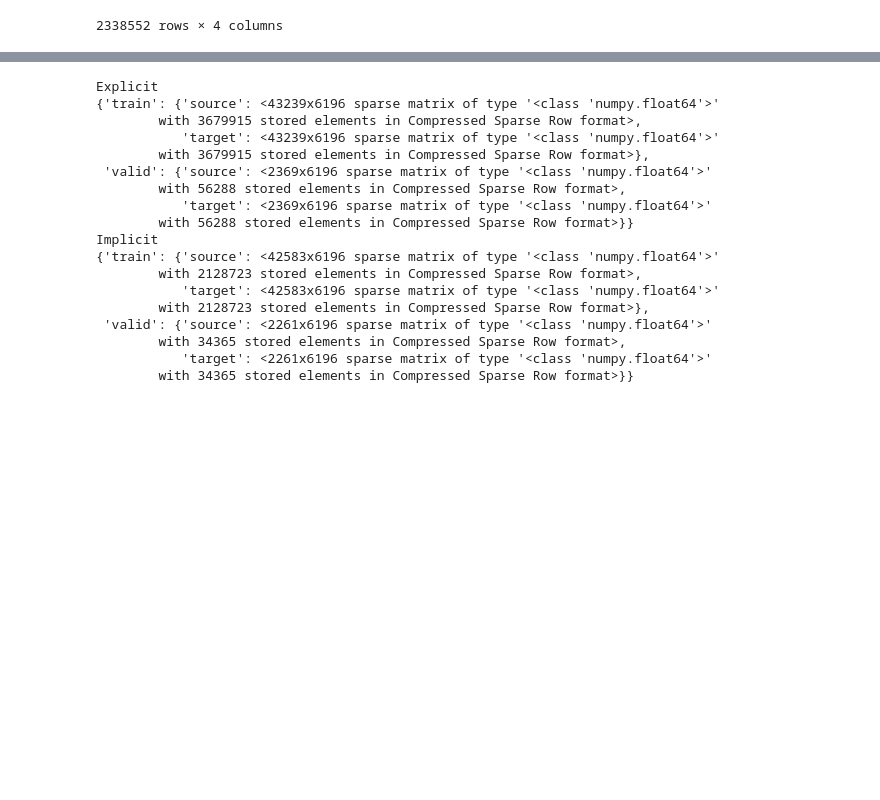
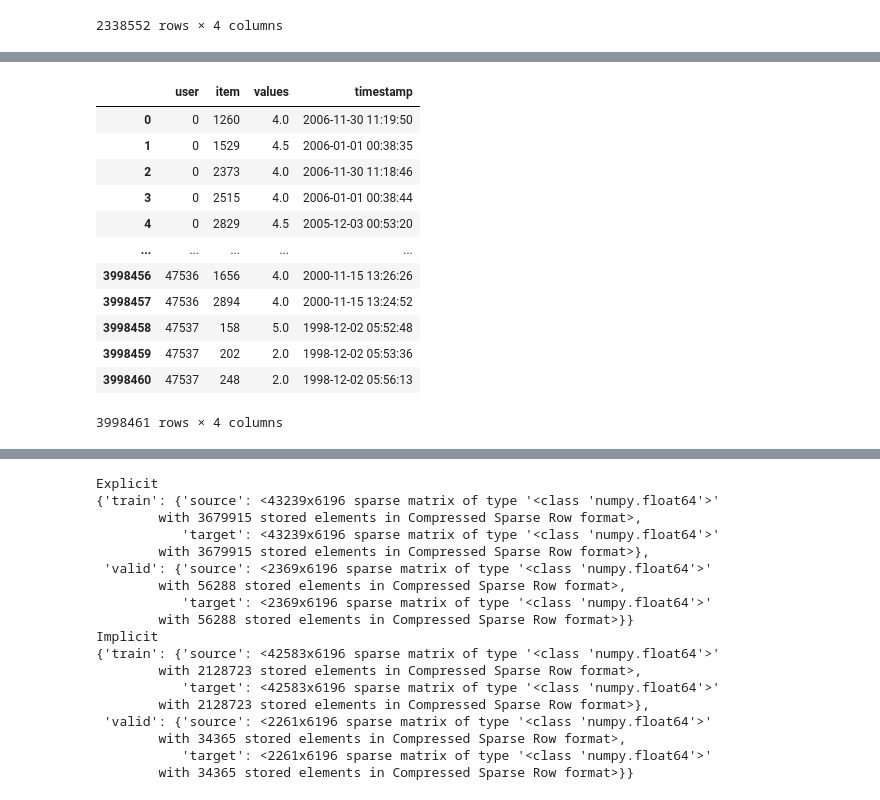
Before and after one commit to nlaskillet/project1, a Jupyter notebook: rank1_algo_in_recsys.ipynb, the cells around one changed output, grey strips where cells are left out. Saved outputs shown, nothing was run; the diff lists cells and outputs as text; code cells hidden in the pictures; blank space fills up the shorter version.

```diff
--- a/rank1_algo_in_recsys.ipynb
+++ b/rank1_algo_in_recsys.ipynb
@@ -291,0 +319,16 @@ implicit_filtered_ratings, implicit_removed_dataset = remove_users(implicit_filt
+# %%
+explicit_filtered_ratings
+# %% [output]
+|  | user | item | values | timestamp |
+| 0 | 0 | 1260 | 4.0 | 2006-11-30 11:19:50 |
+| 1 | 0 | 1529 | 4.5 | 2006-01-01 00:38:35 |
+| 2 | 0 | 2373 | 4.0 | 2006-11-30 11:18:46 |
+| 3 | 0 | 2515 | 4.0 | 2006-01-01 00:38:44 |
+| 4 | 0 | 2829 | 4.5 | 2005-12-03 00:53:20 |
+| ... | ... | ... | ... | ... |
+| 3998456 | 47536 | 1656 | 4.0 | 2000-11-15 13:26:26 |
+| 3998457 | 47536 | 2894 | 4.0 | 2000-11-15 13:24:52 |
+| 3998458 | 47537 | 158 | 5.0 | 1998-12-02 05:52:48 |
+| 3998459 | 47537 | 202 | 2.0 | 1998-12-02 05:53:36 |
+| 3998460 | 47537 | 248 | 2.0 | 1998-12-02 05:56:13 |
+3998461 rows × 4 columns
```
Also changed, not shown: parts of 43 cells of this notebook.
